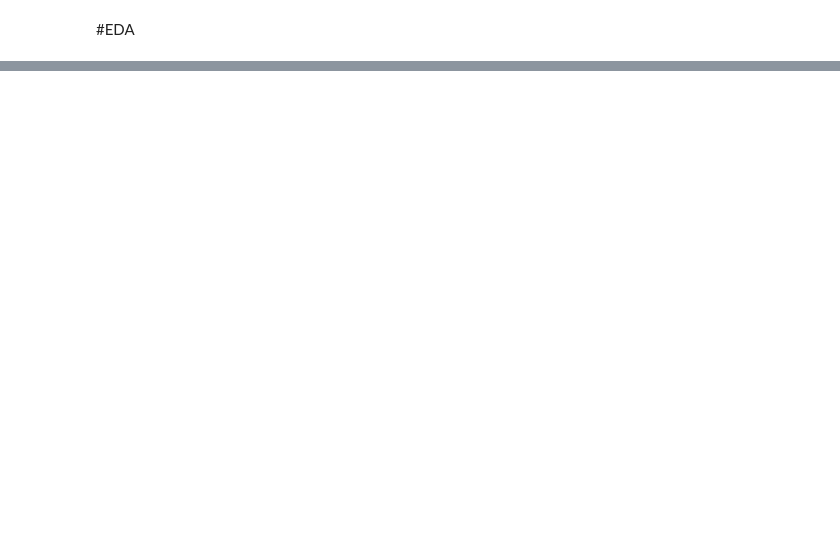
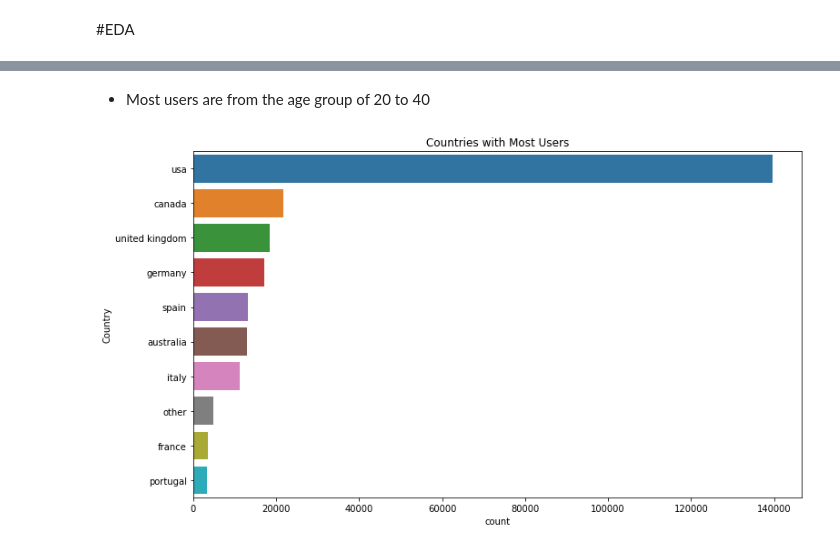
Before and after one commit to Aehteshaam-Shaikh/Book-Recommendation-System, a Jupyter notebook: Book_Recommendation_System.ipynb, the cells around one changed output, grey strips where cells are left out. Saved outputs shown, nothing was run; the diff lists cells and outputs as text; code cells hidden in the pictures; blank space fills up the shorter version.

```diff
--- a/Book_Recommendation_System.ipynb
+++ b/Book_Recommendation_System.ipynb
@@ -467,0 +484,9 @@ Final_df=pd.merge(Final_df,books_df,on='ISBN')
+# %% [markdown]
+* Most users are from the age group of 20 to 40
+# %%
+# Top Publishers
+plt.figure(figsize=(12,7))
+sns.countplot(y='Country',data=users_df,order=pd.value_counts(users_df['Country']).iloc[:10].index)
+plt.title('Countries with Most Users');
+# %% [output]
+[figure, added]
```
Also changed, not shown: parts of 15 cells of this notebook.
